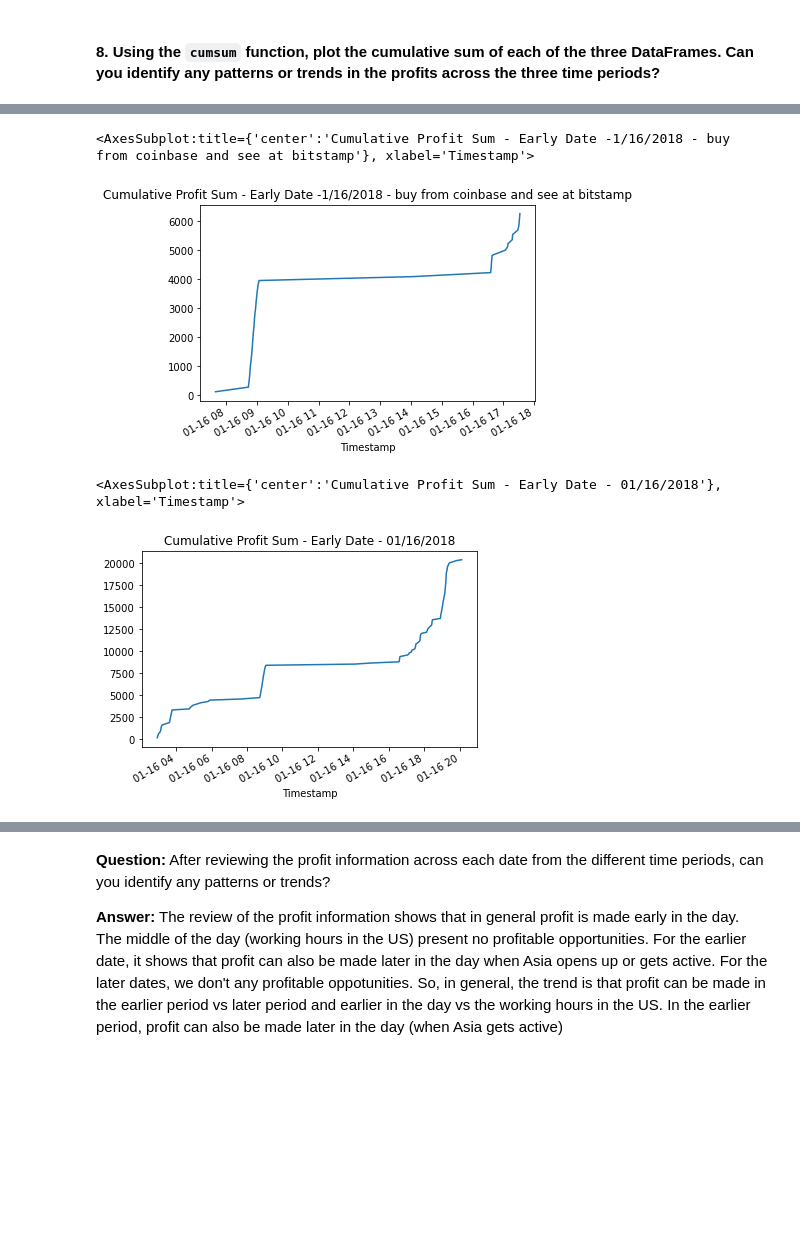
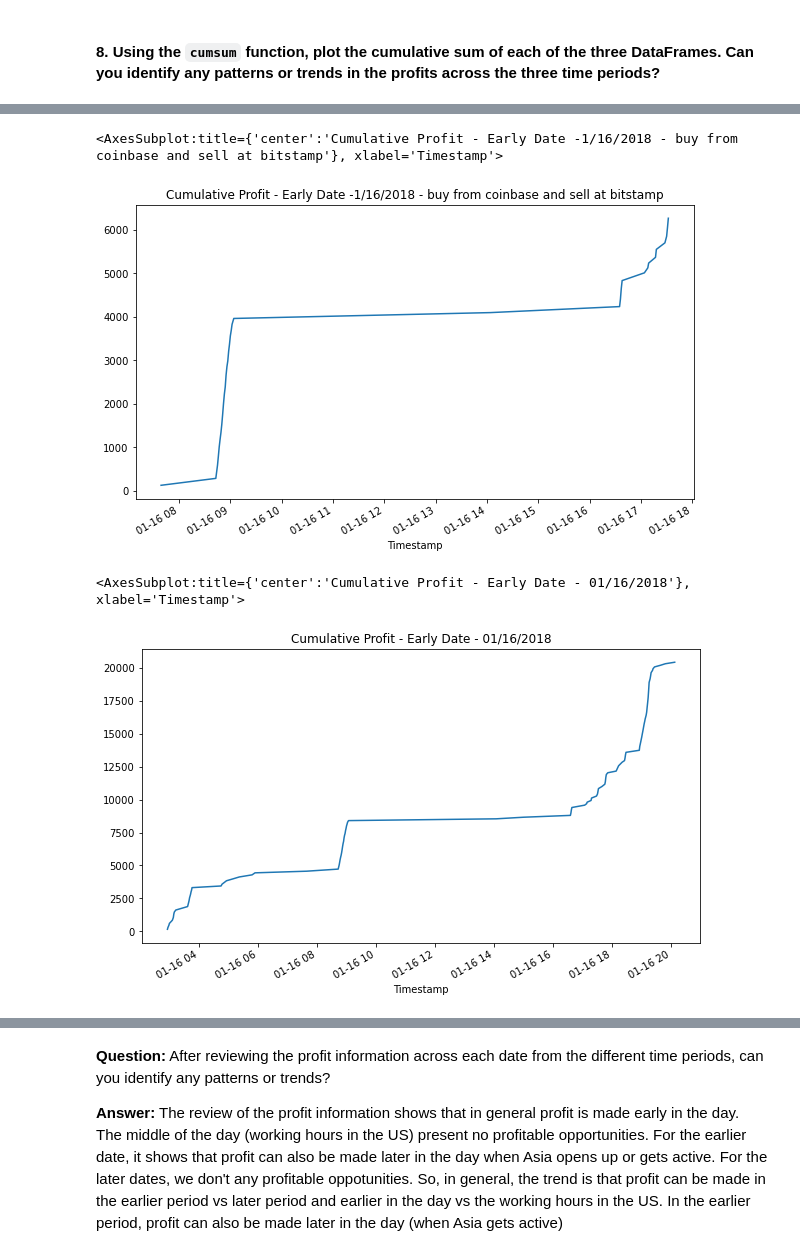
Before and after one commit to sangramsinghg/berkeley_fintech_module_3_challenge, a Jupyter notebook: crypto_arbitrage.ipynb, the cells around one changed output, grey strips where cells are left out. Drawn from its saved outputs; the diff is of its cells as text; code cells hidden in the pictures; blank space fills up the shorter version.

```diff
--- a/crypto_arbitrage.ipynb
+++ b/crypto_arbitrage.ipynb
@@ -1265,28 +1265,28 @@ cumulative_profit_early_coinbase_to_bitstamp = profit_per_trade_early_coinbase_t
 # calculate the cumulative profit when buying at coinbase and selling at bitstamp on the early date
 # %%
 # Plot the cumulative sum of profits for the early profit per trade DataFrame
-cumulative_profit_early_coinbase_to_bitstamp.plot(title="Cumulative Profit Sum - Early Date -1/16/2018 - buy from coinbase and see at bitstamp")
+cumulative_profit_early_coinbase_to_bitstamp.plot(figsize=(10,6),title="Cumulative Profit - Early Date -1/16/2018 - buy from coinbase and sell at bitstamp")
 
 # The plot of the cumulative profit when buying at coinbase and selling at bitstamp on the early date shows that profit is
 # made early in the day and later in the day (When Asia opens up or gets active).
 # There appears to be not much profitable aribtrage oppotunities during the working hours in the US.
 # %% [output]
-<AxesSubplot:title={'center':'Cumulative Profit Sum - Early Date -1/16/2018 - buy from coinbase and see at bitstamp'}, xlabel='Timestamp'>
+<AxesSubplot:title={'center':'Cumulative Profit - Early Date -1/16/2018 - buy from coinbase and sell at bitstamp'}, xlabel='Timestamp'>
-[figure, old version]
+[figure, new version]
 # %%
 # Use the cumsum function to calculate the cumulative profits over time for the early profit per trade DataFrame
 cumulative_profit_early = profit_per_trade_early.cumsum()
 # calculate the total cumulative profit for arbitrage on the early date
 # %%
 # Plot the cumulative sum of profits for the early profit per trade DataFrame
-cumulative_profit_early.plot(title="Cumulative Profit Sum - Early Date - 01/16/2018")
+cumulative_profit_early.plot(figsize=(10,6), title="Cumulative Profit - Early Date - 01/16/2018")
 
 # The plot of the total cumulative profit of arbitrage on the early date shows that profit is
 # made early in the day and later in the day (When Asia opens up).
 # There appears to be not much profitable aribtrage oppotunities during the working hours in the US.
 # %% [output]
-<AxesSubplot:title={'center':'Cumulative Profit Sum - Early Date - 01/16/2018'}, xlabel='Timestamp'>
+<AxesSubplot:title={'center':'Cumulative Profit - Early Date - 01/16/2018'}, xlabel='Timestamp'>
-[figure, old version]
+[figure, new version]
 # %%
 # Use the cumsum function to calculate the cumulative profits over time for the middle profit per trade DataFrame
 cumulative_profit_middle = profit_per_trade_middle.cumsum()
```
Also changed, not shown: parts of 4 cells of this notebook, 4 other files.
